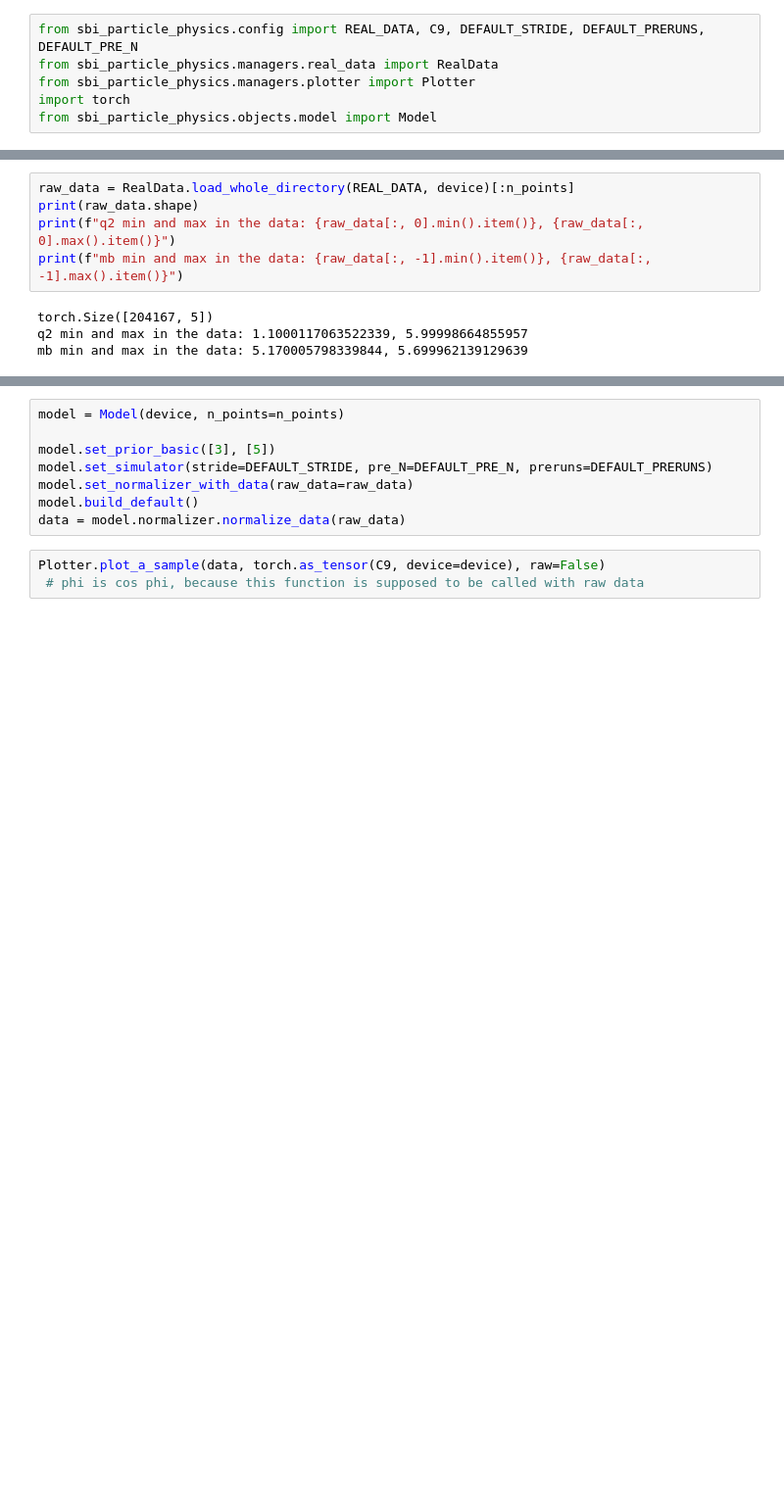
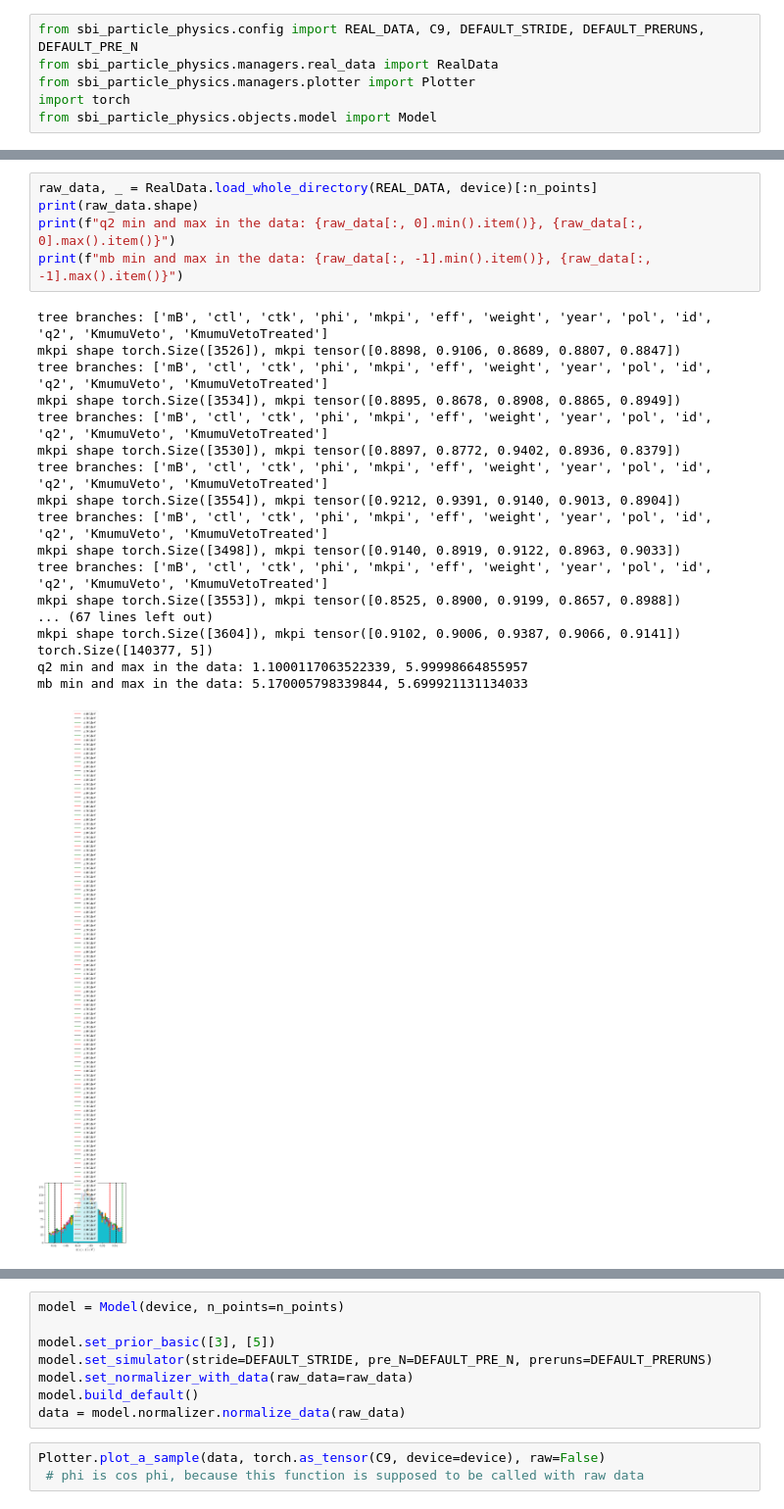
Before and after one commit to NilsCt/sbi-particle-physics, a Jupyter notebook: notebooks/real_data_sanity.ipynb, the cells around one changed output, grey strips where cells are left out. Shown at 98% size. Saved outputs shown, nothing was run; the diff lists cells and outputs as text; blank space fills up the shorter version.

```diff
--- a/notebooks/real_data_sanity.ipynb
+++ b/notebooks/real_data_sanity.ipynb
@@ -16,11 +19,26 @@ torch.Size([5041, 5])
 # %%
-raw_data = RealData.load_whole_directory(REAL_DATA, device)[:n_points]
+raw_data, _ = RealData.load_whole_directory(REAL_DATA, device)[:n_points]
 print(raw_data.shape)
 print(f"q2 min and max in the data: {raw_data[:, 0].min().item()}, {raw_data[:, 0].max().item()}")
 print(f"mb min and max in the data: {raw_data[:, -1].min().item()}, {raw_data[:, -1].max().item()}")
 # %% [output]
-torch.Size([204167, 5])
+tree branches: ['mB', 'ctl', 'ctk', 'phi', 'mkpi', 'eff', 'weight', 'year', 'pol', 'id', 'q2', 'KmumuVeto', 'KmumuVetoTreated']
+mkpi shape torch.Size([3526]), mkpi tensor([0.8898, 0.9106, 0.8689, 0.8807, 0.8847])
+tree branches: ['mB', 'ctl', 'ctk', 'phi', 'mkpi', 'eff', 'weight', 'year', 'pol', 'id', 'q2', 'KmumuVeto', 'KmumuVetoTreated']
+mkpi shape torch.Size([3534]), mkpi tensor([0.8895, 0.8678, 0.8908, 0.8865, 0.8949])
+tree branches: ['mB', 'ctl', 'ctk', 'phi', 'mkpi', 'eff', 'weight', 'year', 'pol', 'id', 'q2', 'KmumuVeto', 'KmumuVetoTreated']
+mkpi shape torch.Size([3530]), mkpi tensor([0.8897, 0.8772, 0.9402, 0.8936, 0.8379])
+tree branches: ['mB', 'ctl', 'ctk', 'phi', 'mkpi', 'eff', 'weight', 'year', 'pol', 'id', 'q2', 'KmumuVeto', 'KmumuVetoTreated']
+mkpi shape torch.Size([3554]), mkpi tensor([0.9212, 0.9391, 0.9140, 0.9013, 0.8904])
+tree branches: ['mB', 'ctl', 'ctk', 'phi', 'mkpi', 'eff', 'weight', 'year', 'pol', 'id', 'q2', 'KmumuVeto', 'KmumuVetoTreated']
+mkpi shape torch.Size([3498]), mkpi tensor([0.9140, 0.8919, 0.9122, 0.8963, 0.9033])
+tree branches: ['mB', 'ctl', 'ctk', 'phi', 'mkpi', 'eff', 'weight', 'year', 'pol', 'id', 'q2', 'KmumuVeto', 'KmumuVetoTreated']
+mkpi shape torch.Size([3553]), mkpi tensor([0.8525, 0.8900, 0.9199, 0.8657, 0.8988])
+... (67 lines left out)
+mkpi shape torch.Size([3604]), mkpi tensor([0.9102, 0.9006, 0.9387, 0.9066, 0.9141])
+torch.Size([140377, 5])
 q2 min and max in the data: 1.1000117063522339, 5.99998664855957
-mb min and max in the data: 5.170005798339844, 5.699962139129639
+mb min and max in the data: 5.170005798339844, 5.699921131134033
+[figure, added]
 # %%
 Plotter.plot_a_sample(raw_data, torch.as_tensor(C9, device=device))
```
Also changed, not shown: parts of 6 cells of this notebook, 8 other files.
